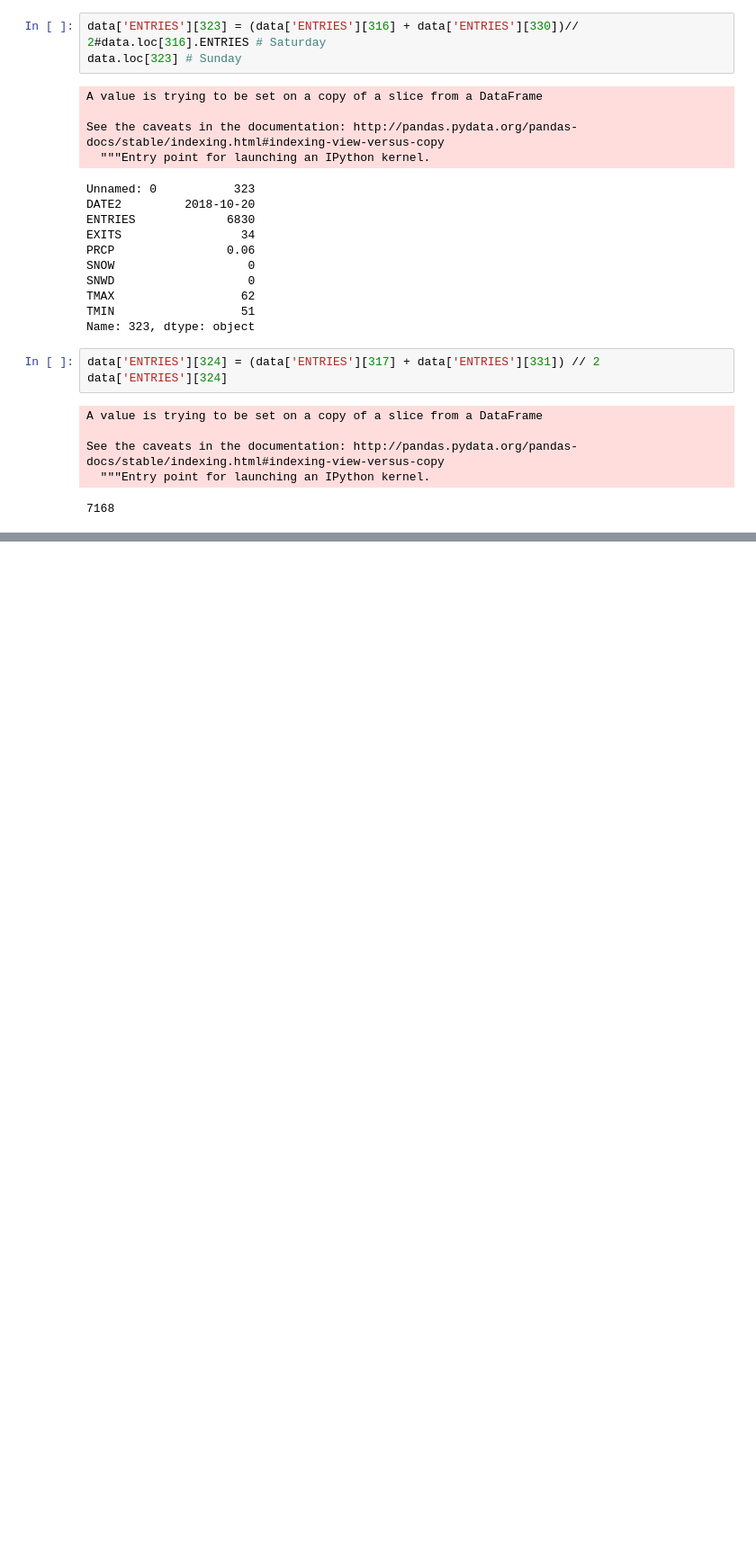
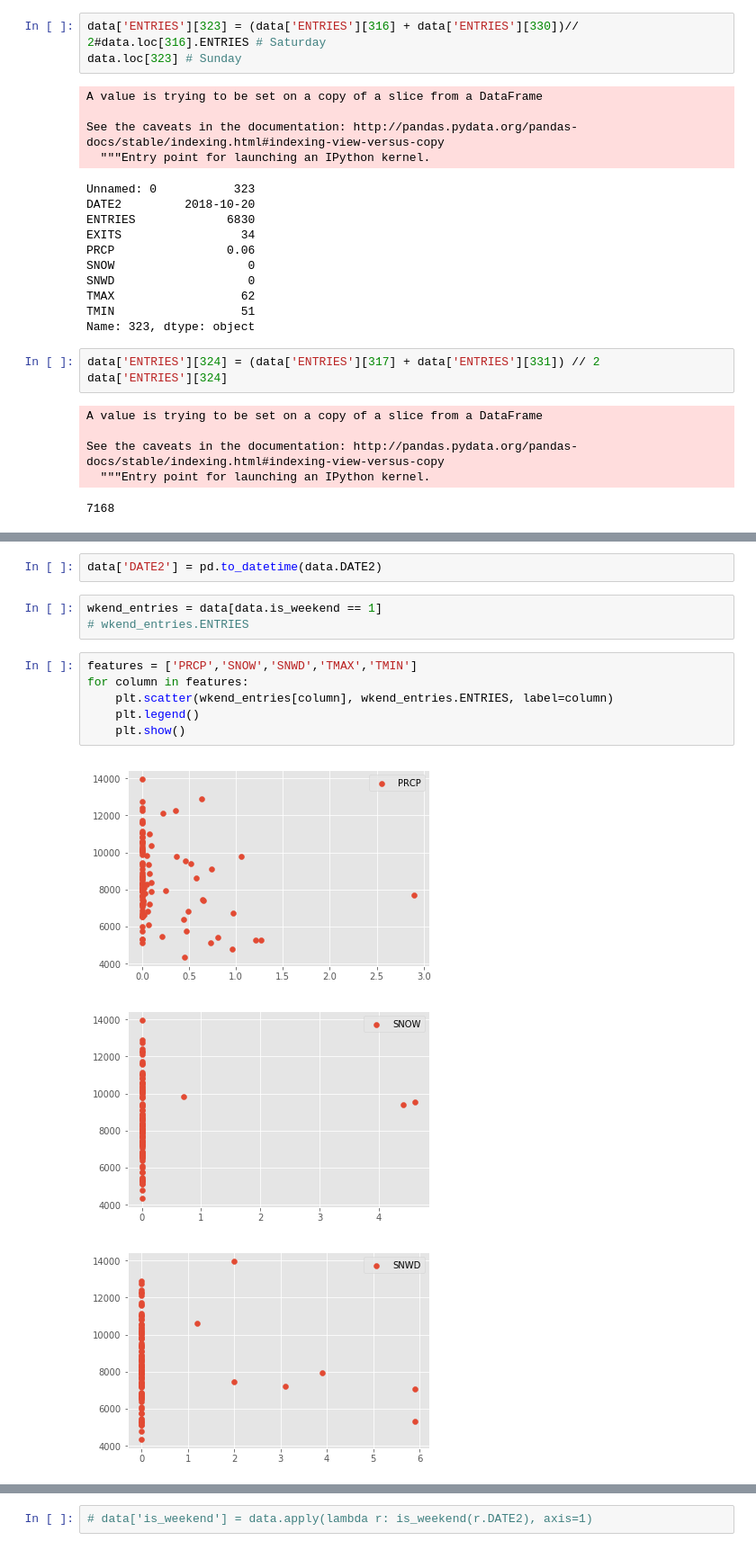
Before and after one commit to cruble/nyc-subways-and-weather, a Jupyter notebook: chad-regression-1.ipynb, the cells around one changed output, grey strips where cells are left out. Shown at 90% size. Cells and saved outputs as stored; diff of their text form; blank space fills up the shorter version.

```diff
--- a/chad-regression-1.ipynb
+++ b/chad-regression-1.ipynb
@@ -121,0 +125,15 @@ Series([], Name: ENTRIES, dtype: int64)
+# %%
+data['DATE2'] = pd.to_datetime(data.DATE2)
+# %%
+wkend_entries = data[data.is_weekend == 1]
+# wkend_entries.ENTRIES
+# %%
+features = ['PRCP','SNOW','SNWD','TMAX','TMIN']
+for column in features:
+    plt.scatter(wkend_entries[column], wkend_entries.ENTRIES, label=column)
+    plt.legend()
+    plt.show()
+# %% [output]
+[figure, added]
+[figure, added]
+[figure, added]
@@ -121,0 +142,2 @@ Series([], Name: ENTRIES, dtype: int64)
+# %%
+# data['is_weekend'] = data.apply(lambda r: is_weekend(r.DATE2), axis=1)
```
Also changed, not shown: parts of 10 cells of this notebook.
